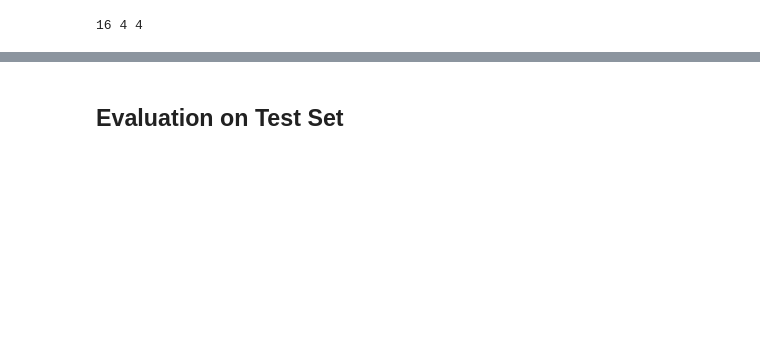
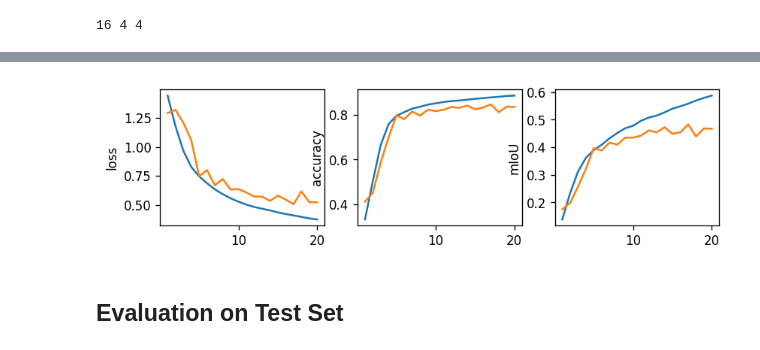
Before and after one commit to holmgroup/img-segmentation, a Jupyter notebook: img_seg_tutorial.ipynb, the cells around one changed output, grey strips where cells are left out. Saved outputs shown, nothing was run; the diff lists cells and outputs as text; code cells hidden in the pictures; blank space fills up the shorter version.

```diff
--- a/img_seg_tutorial.ipynb
+++ b/img_seg_tutorial.ipynb
@@ -192,3 +202,16 @@ training loss:  0.901, accuracy: 0.786, mIoU: 0.399
+# %%
+# Plot loss, accuracy and IoU trends in training process
+plt.figure(figsize=(8, 2), dpi=120)
+ylabels = ['loss', 'accuracy', 'mIoU']
+x = np.arange(EPOCHS, dtype=int) + 1
+for i in range(3):
+    plt.subplot(1, 3, i+1)
+    plt.plot(x, train_stats[:, i], label='train')
+    plt.plot(x, val_stats[:, i], label='val')
+    plt.ylabel(ylabels[i])
+plt.show()
+# %% [output]
+[figure, added]
 # %% [markdown]
 ## Evaluation on Test Set
 # %%
```
Also changed, not shown: parts of 14 cells of this notebook.
